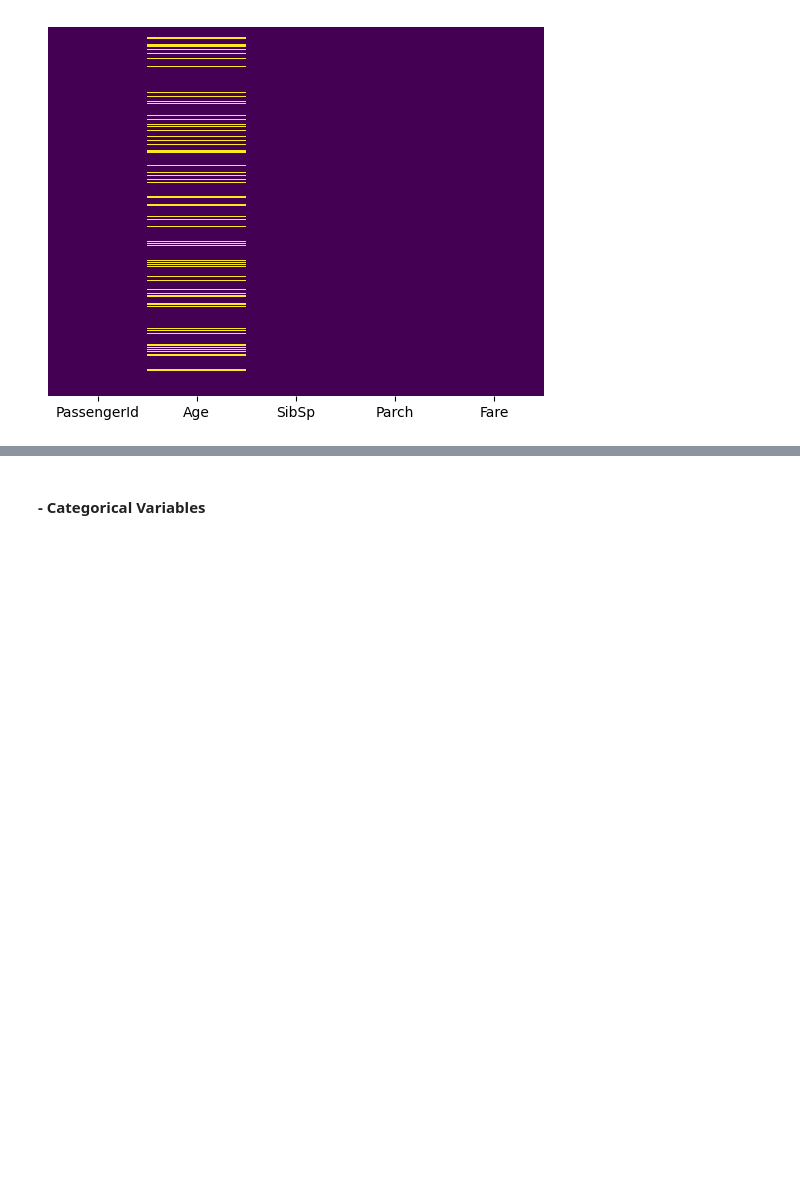
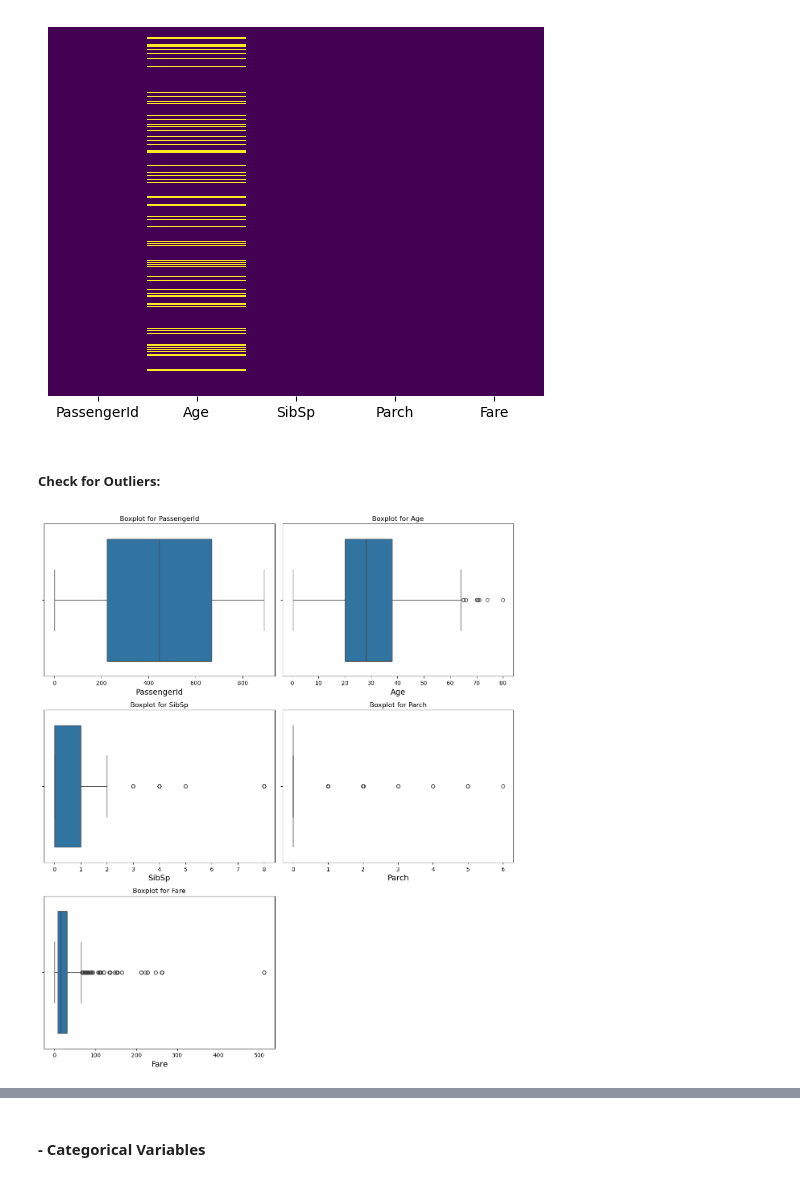
Before and after one commit to iamahsanalirajpoot/100-days-of-MachineLearning, a Jupyter notebook: day_016/eda_univariate_analysis.ipynb, the cells around one changed output, grey strips where cells are left out. Saved outputs shown, nothing was run; the diff lists cells and outputs as text; code cells hidden in the pictures; blank space fills up the shorter version.

```diff
--- a/day_016/eda_univariate_analysis.ipynb
+++ b/day_016/eda_univariate_analysis.ipynb
@@ -315,4 +322,21 @@ sns.heatmap(numeric_df.isna(), yticklabels=False, cbar=False, cmap='viridis')
 # %% [output]
 <Axes: >
 [figure]
+# %% [markdown]
+##### **Check for Outliers:**
+# %%
+# creating function for ploting boxplot for each numeric variable
+def visualize_outlier(data, n_cols):
+    plt.figure(figsize=(12, 14))
+
+    for j, i in enumerate(n_cols):
+        plt.subplot(len(n_cols)//2+len(n_cols)%2, 2, j+1)
+        sns.boxplot(x=data[i])
+        plt.xlabel(i, fontsize=14)
+        plt.title(f'Boxplot for {i}')
+        plt.tight_layout()
+# %%
+visualize_outlier(df, numeric_col)
+# %% [output]
+[figure, added]
 # %% [markdown]
```
Also changed, not shown: parts of 10 cells of this notebook.
